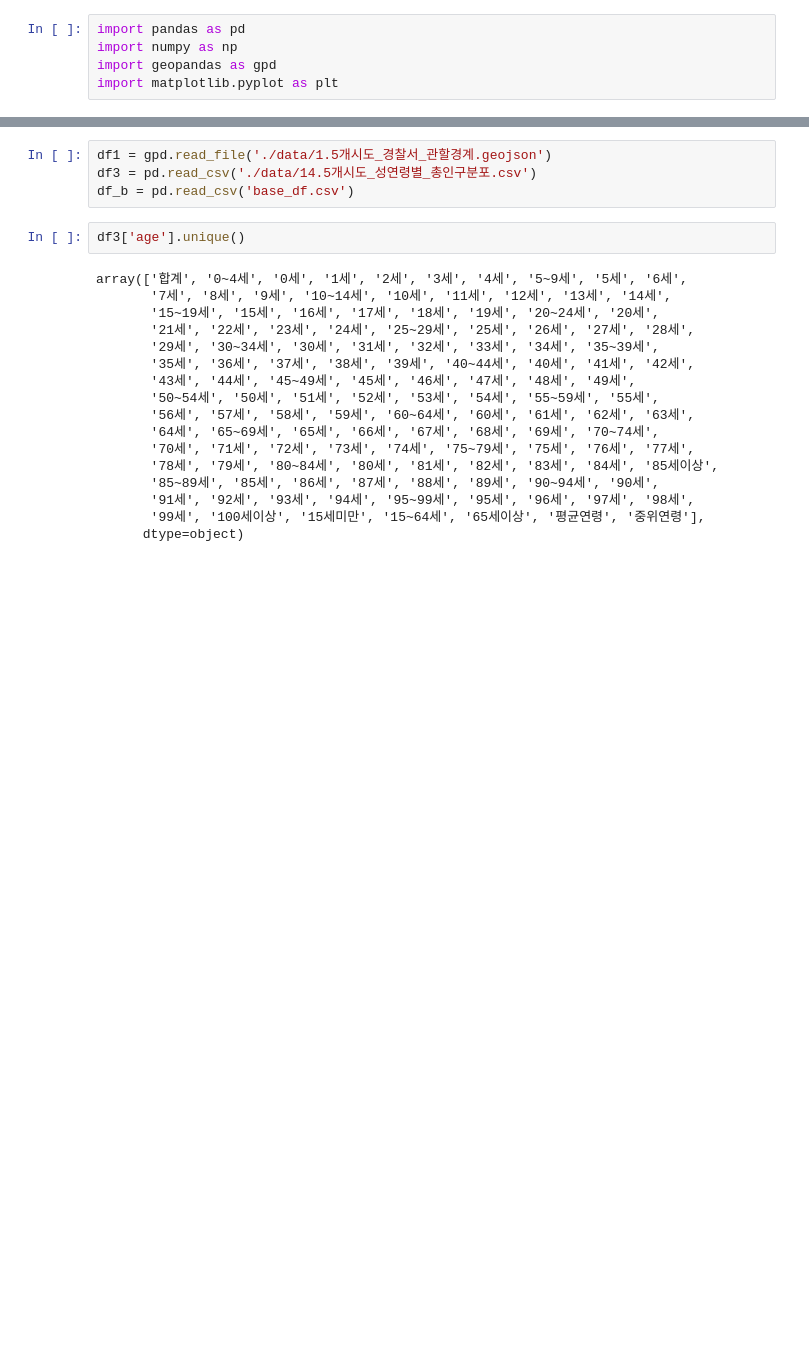
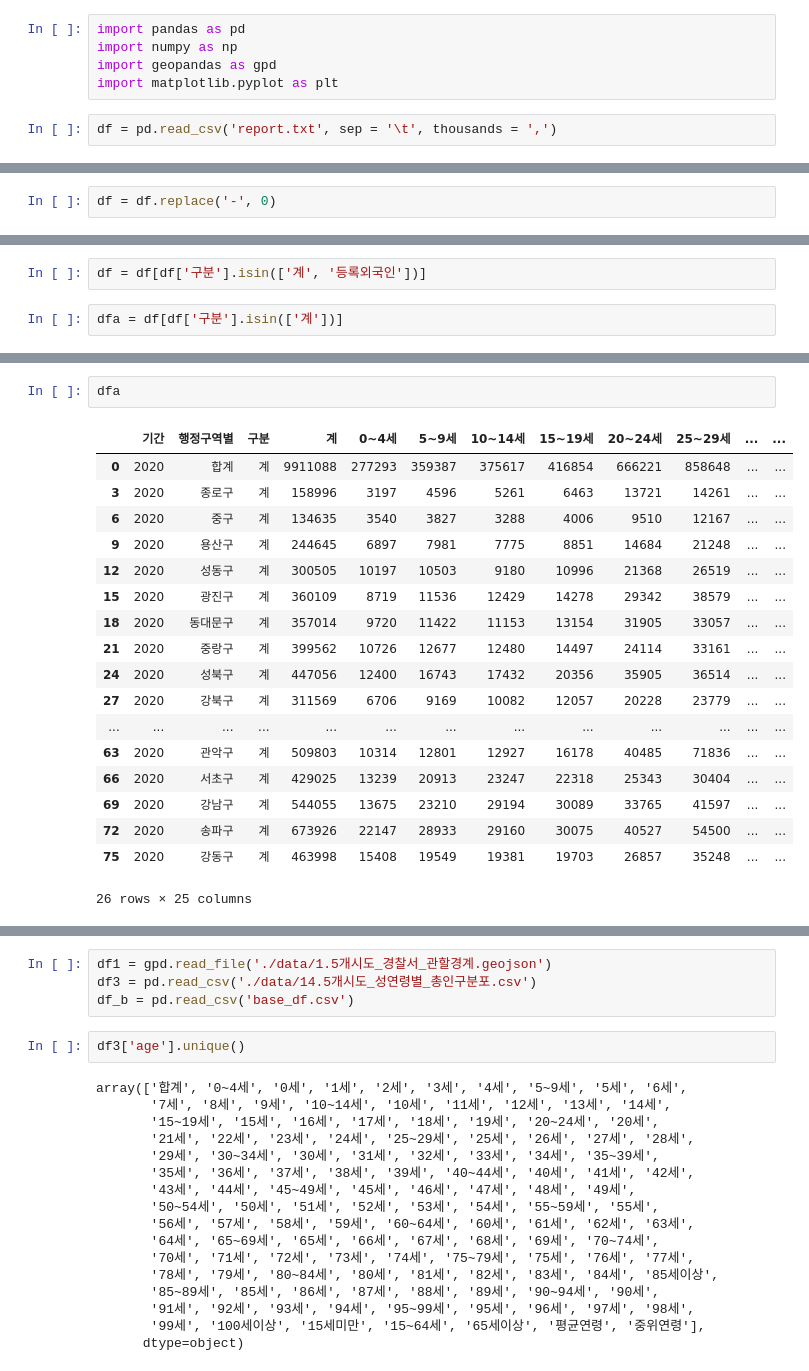
Before and after one commit to PpangPpang93/Main_project_police, a Jupyter notebook: processing_code/14번.연령별인구_전처리.ipynb, the cells around one changed output, grey strips where cells are left out. Drawn from its saved outputs; the diff is of its cells as text; blank space fills up the shorter version.

```diff
--- a/processing_code/14번.연령별인구_전처리.ipynb
+++ b/processing_code/14번.연령별인구_전처리.ipynb
@@ -14,3 +62,5 @@ import pandas as pd
 import numpy as np
 import geopandas as gpd
 import matplotlib.pyplot as plt
+# %%
+df = pd.read_csv('report.txt', sep = '\t', thousands = ',')
@@ -16,0 +83,2 @@ import matplotlib.pyplot as plt
+# %%
+df = df.replace('-', 0)
@@ -16,0 +129,4 @@ import matplotlib.pyplot as plt
+# %%
+df = df[df['구분'].isin(['계', '등록외국인'])]
+# %%
+dfa = df[df['구분'].isin(['계'])]
@@ -16,0 +143,21 @@ import matplotlib.pyplot as plt
+# %%
+dfa
+# %% [output]
+|  | 기간 | 행정구역별 | 구분 | 계 | 0~4세 | 5~9세 | 10~14세 | 15~19세 | 20~24세 | 25~29세 | ... | ... |
+| 0 | 2020 | 합계 | 계 | 9911088 | 277293 | 359387 | 375617 | 416854 | 666221 | 858648 | ... | ... |
+| 3 | 2020 | 종로구 | 계 | 158996 | 3197 | 4596 | 5261 | 6463 | 13721 | 14261 | ... | ... |
+| 6 | 2020 | 중구 | 계 | 134635 | 3540 | 3827 | 3288 | 4006 | 9510 | 12167 | ... | ... |
+| 9 | 2020 | 용산구 | 계 | 244645 | 6897 | 7981 | 7775 | 8851 | 14684 | 21248 | ... | ... |
+| 12 | 2020 | 성동구 | 계 | 300505 | 10197 | 10503 | 9180 | 10996 | 21368 | 26519 | ... | ... |
+| 15 | 2020 | 광진구 | 계 | 360109 | 8719 | 11536 | 12429 | 14278 | 29342 | 38579 | ... | ... |
+| 18 | 2020 | 동대문구 | 계 | 357014 | 9720 | 11422 | 11153 | 13154 | 31905 | 33057 | ... | ... |
+| 21 | 2020 | 중랑구 | 계 | 399562 | 10726 | 12677 | 12480 | 14497 | 24114 | 33161 | ... | ... |
+| 24 | 2020 | 성북구 | 계 | 447056 | 12400 | 16743 | 17432 | 20356 | 35905 | 36514 | ... | ... |
+| 27 | 2020 | 강북구 | 계 | 311569 | 6706 | 9169 | 10082 | 12057 | 20228 | 23779 | ... | ... |
+| ... | ... | ... | ... | ... | ... | ... | ... | ... | ... | ... | ... | ... |
+| 63 | 2020 | 관악구 | 계 | 509803 | 10314 | 12801 | 12927 | 16178 | 40485 | 71836 | ... | ... |
+| 66 | 2020 | 서초구 | 계 | 429025 | 13239 | 20913 | 23247 | 22318 | 25343 | 30404 | ... | ... |
+| 69 | 2020 | 강남구 | 계 | 544055 | 13675 | 23210 | 29194 | 30089 | 33765 | 41597 | ... | ... |
+| 72 | 2020 | 송파구 | 계 | 673926 | 22147 | 28933 | 29160 | 30075 | 40527 | 54500 | ... | ... |
+| 75 | 2020 | 강동구 | 계 | 463998 | 15408 | 19549 | 19381 | 19703 | 26857 | 35248 | ... | ... |
+26 rows × 25 columns
```
Also changed, not shown: parts of 78 cells of this notebook.
